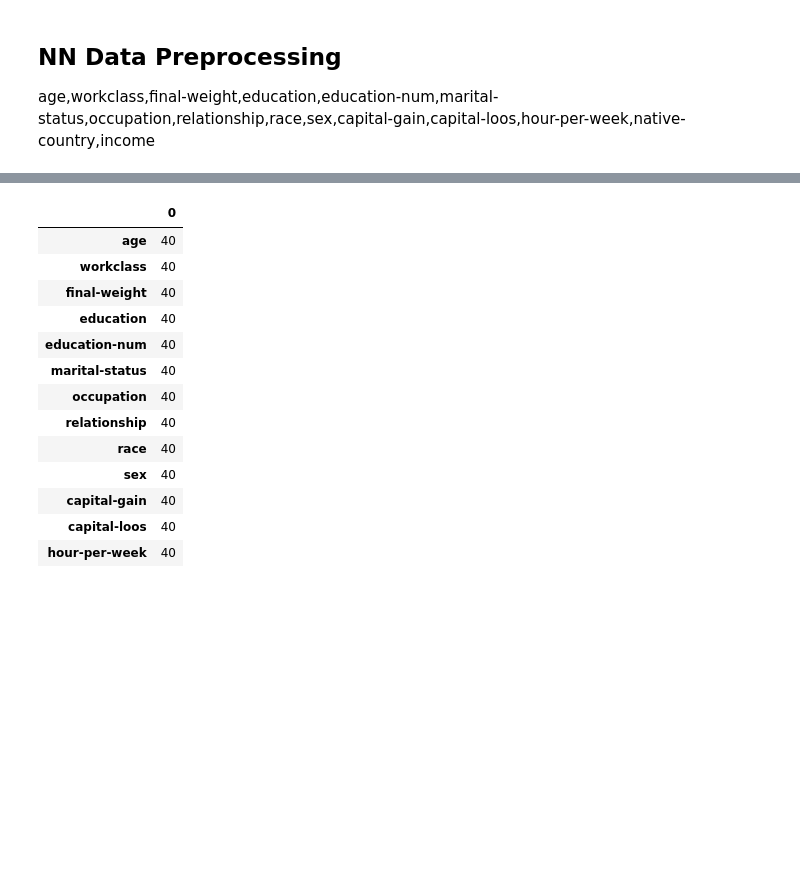
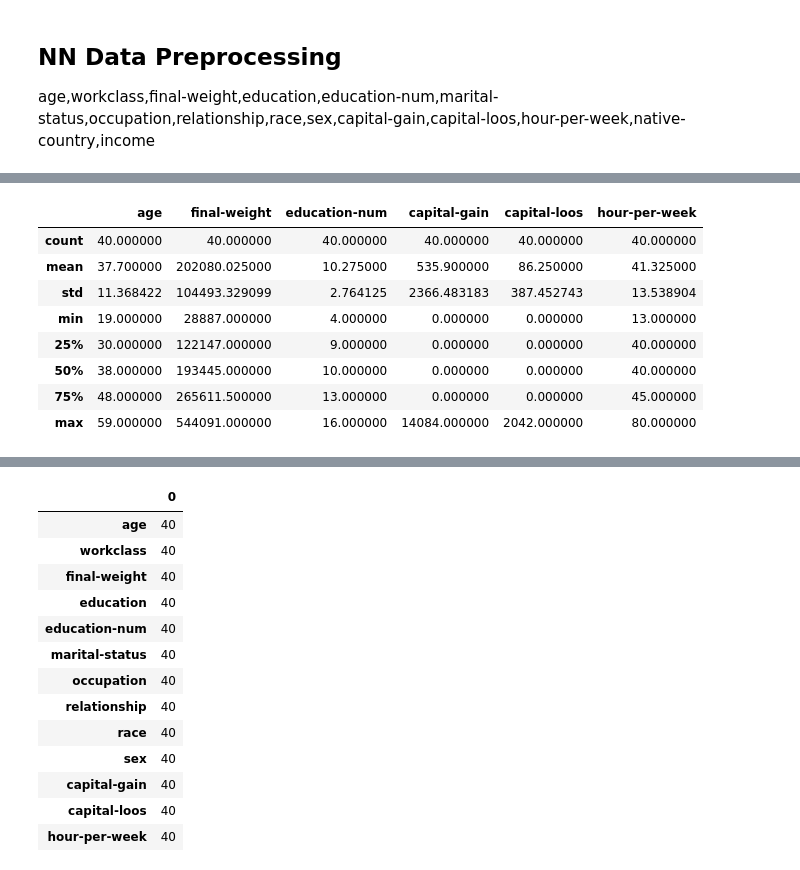
Before and after one commit to mamud1977/bootup, a Jupyter notebook: data_preprocessing.ipynb, the cells around one changed output, grey strips where cells are left out. Cells and saved outputs as stored; diff of their text form; code cells hidden in the pictures; blank space fills up the shorter version.

```diff
--- a/data_preprocessing.ipynb
+++ b/data_preprocessing.ipynb
@@ -14,0 +66,12 @@ df.shape
+# %%
+df.describe() ## work on numerical columns
+# %% [output]
+|  | age | final-weight | education-num | capital-gain | capital-loos | hour-per-week |
+| count | 40.000000 | 40.000000 | 40.000000 | 40.000000 | 40.000000 | 40.000000 |
+| mean | 37.700000 | 202080.025000 | 10.275000 | 535.900000 | 86.250000 | 41.325000 |
+| std | 11.368422 | 104493.329099 | 2.764125 | 2366.483183 | 387.452743 | 13.538904 |
+| min | 19.000000 | 28887.000000 | 4.000000 | 0.000000 | 0.000000 | 13.000000 |
+| 25% | 30.000000 | 122147.000000 | 9.000000 | 0.000000 | 0.000000 | 40.000000 |
+| 50% | 38.000000 | 193445.000000 | 10.000000 | 0.000000 | 0.000000 | 40.000000 |
+| 75% | 48.000000 | 265611.500000 | 13.000000 | 0.000000 | 0.000000 | 45.000000 |
+| max | 59.000000 | 544091.000000 | 16.000000 | 14084.000000 | 2042.000000 | 80.000000 |
```
Also changed, not shown: parts of 7 cells of this notebook.
